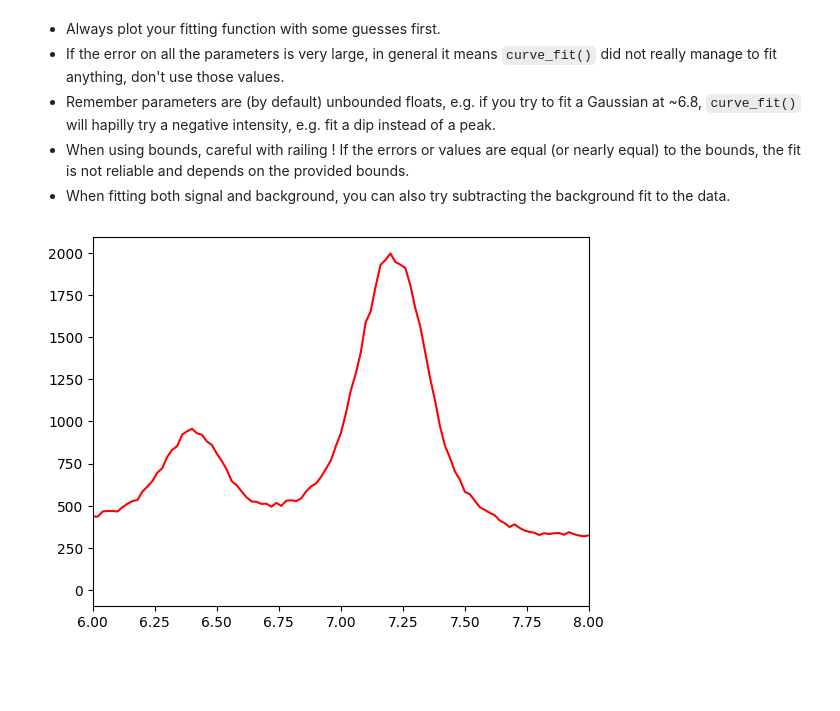
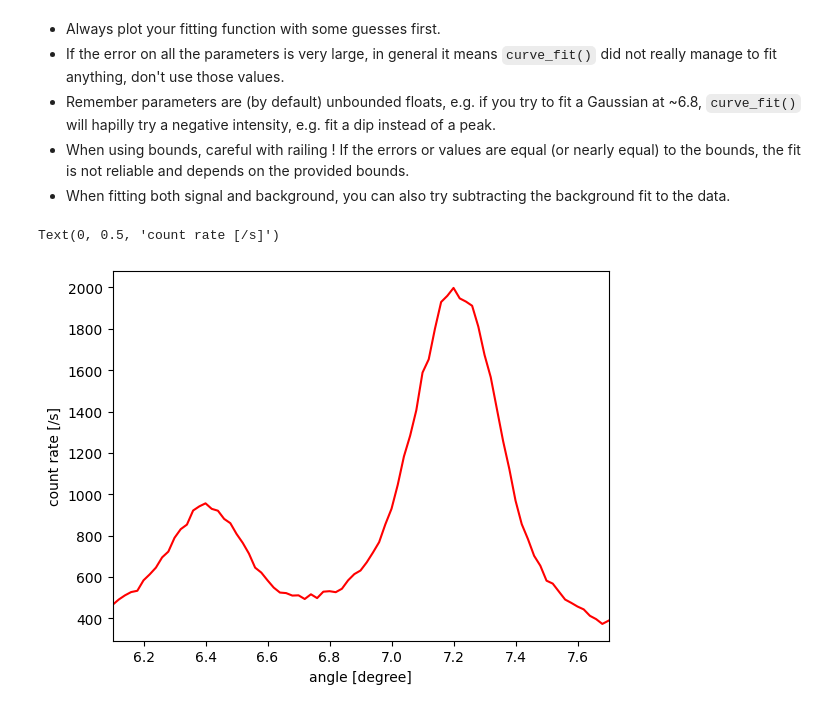
Before and after one commit to PX2145-2025/week-4-b-max-cook, a Jupyter notebook: Curvefit.ipynb, the cells around one changed output. Cells and saved outputs as stored; diff of their text form; code cells hidden in the pictures; blank space fills up the shorter version.

```diff
--- a/Curvefit.ipynb
+++ b/Curvefit.ipynb
@@ -260,22 +260,27 @@ Notes:
 # %%
 import pandas as pd
 
 # Read the CSV file into a pandas DataFrame
 # skip the first row and use the secound row as the header
 xrd_df = pd.read_csv('XRD_data_Mo_anode.csv', skiprows=1, header=0)
 
 # Define new column names
 new_column_names = {'# angle/deg': 'angles_full_data', 'CR /s': 'counts_full_data'}
 
 # Rename the columns in the DataFrame
 xrd_df.rename(columns=new_column_names, inplace=True)
 
-plt.plot(xrd_df['angles_full_data'], xrd_df['counts_full_data'], 'r', label='data')
-plt.xlim(6,8)
 
 # Select data within the specified angle range
 angles_selected=xrd_df['angles_full_data'][(xrd_df['angles_full_data']>=6.1) & (xrd_df['angles_full_data']<=7.7)]
 counts_selected=xrd_df['counts_full_data'][(xrd_df['angles_full_data']>=6.1) & (xrd_df['angles_full_data']<=7.7)]
+
+# plotting the selected data
+plt.plot(angles_selected,counts_selected , 'r', label='data')
+plt.xlim(min(angles_selected),max(angles_selected))
+plt.xlabel('angle [degree]')
+plt.ylabel('count rate [/s]')
 # %% [output]
+Text(0, 0.5, 'count rate [/s]')
-[figure, old version]
+[figure, new version]
 # %%
```
Also changed, not shown: parts of 1 cell of this notebook.
